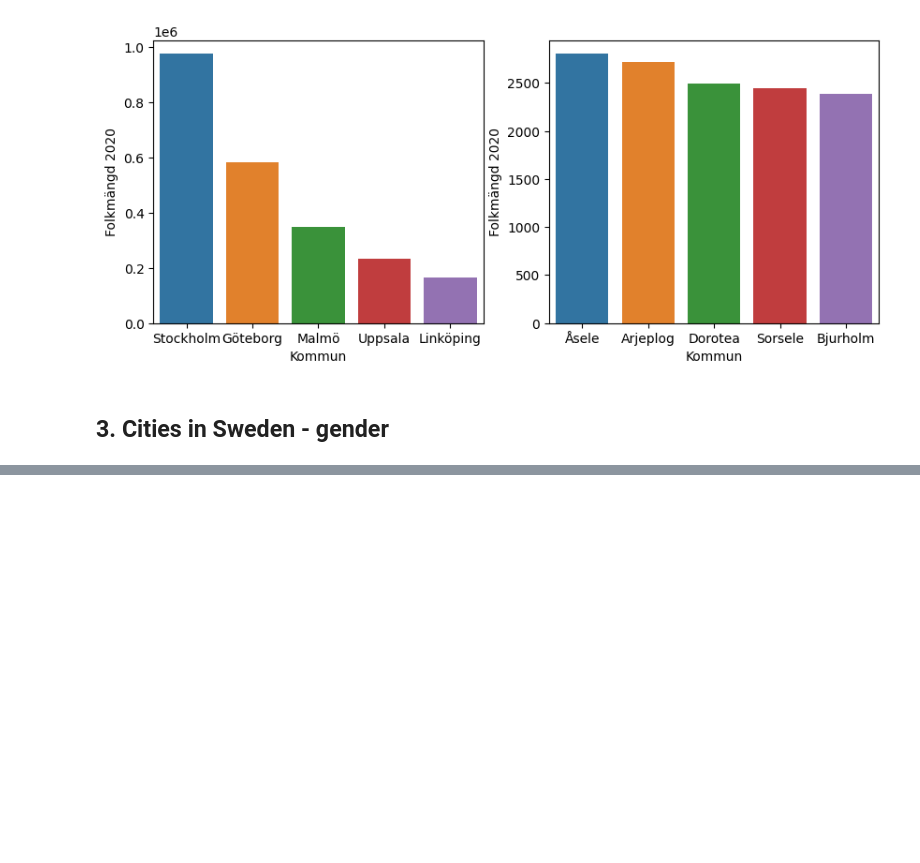
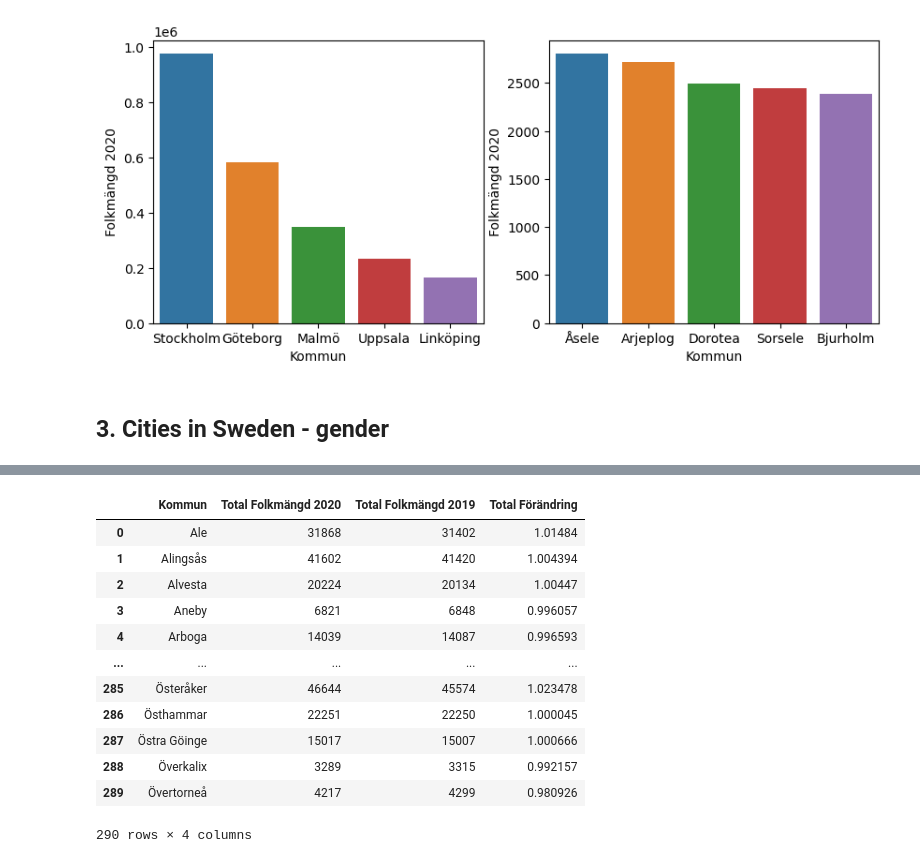
Before and after one commit to FabianAndersson17/Databehandling-Fabian-Andersson, a Jupyter notebook: Exercises/1.0_Pandas_fundementals_exercises.ipynb, the cells around one changed output, grey strips where cells are left out. Drawn from its saved outputs; the diff is of its cells as text; code cells hidden in the pictures; blank space fills up the shorter version.

```diff
--- a/Exercises/1.0_Pandas_fundementals_exercises.ipynb
+++ b/Exercises/1.0_Pandas_fundementals_exercises.ipynb
@@ -164,0 +167,21 @@ genders
+# %%
+totalPop = pd.DataFrame([male["Kommun"], male["Folkmängd 2020"] + female["Folkmängd 2020"], male["Folkmängd 2019"] + female["Folkmängd 2019"]])
+newTotalPop = totalPop.transpose()
+newTotalPop.columns
+newTotalPop = newTotalPop.rename({"Folkmängd 2020": "Total Folkmängd 2020", "Folkmängd 2019": "Total Folkmängd 2019"}, axis="columns")
+newTotalPop["Total Förändring"] = newTotalPop["Total Folkmängd 2020"]/newTotalPop["Total Folkmängd 2019"]
+newTotalPop
+# %% [output]
+|  | Kommun | Total Folkmängd 2020 | Total Folkmängd 2019 | Total Förändring |
+| 0 | Ale | 31868 | 31402 | 1.01484 |
+| 1 | Alingsås | 41602 | 41420 | 1.004394 |
+| 2 | Alvesta | 20224 | 20134 | 1.00447 |
+| 3 | Aneby | 6821 | 6848 | 0.996057 |
+| 4 | Arboga | 14039 | 14087 | 0.996593 |
+| ... | ... | ... | ... | ... |
+| 285 | Österåker | 46644 | 45574 | 1.023478 |
+| 286 | Östhammar | 22251 | 22250 | 1.000045 |
+| 287 | Östra Göinge | 15017 | 15007 | 1.000666 |
+| 288 | Överkalix | 3289 | 3315 | 0.992157 |
+| 289 | Övertorneå | 4217 | 4299 | 0.980926 |
+290 rows × 4 columns
```
Also changed, not shown: parts of 1 cell of this notebook.
